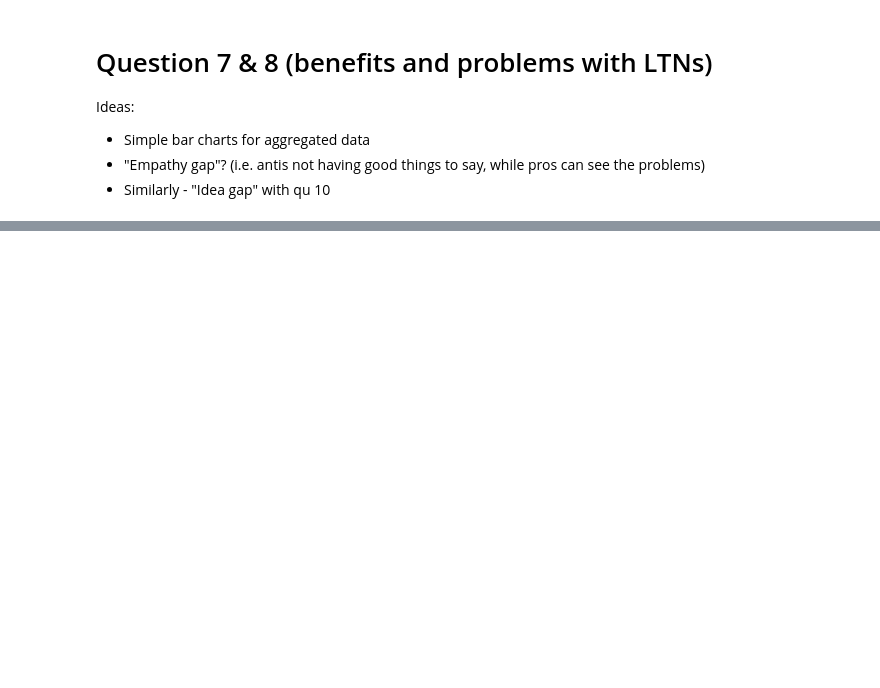
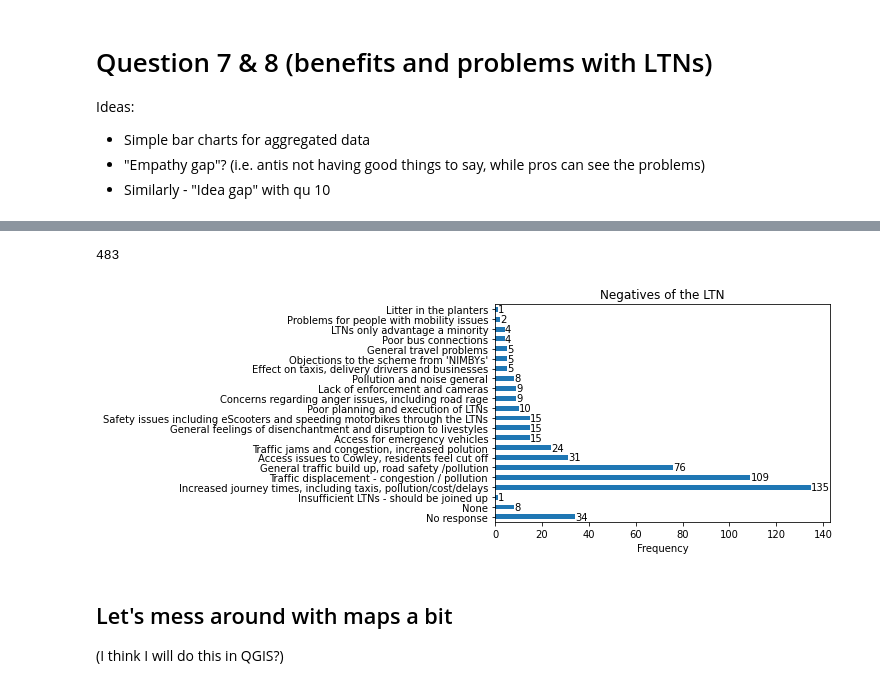
Before and after one commit to annarailton/littlemore_ltn_analysis, a Jupyter notebook: lpc_ltn_analysis.ipynb, the cells around one changed output, grey strips where cells are left out. Cells and saved outputs as stored; diff of their text form; code cells hidden in the pictures; blank space fills up the shorter version.

```diff
--- a/lpc_ltn_analysis.ipynb
+++ b/lpc_ltn_analysis.ipynb
@@ -1474,0 +1399,4 @@ Ideas:
+# %%
+qu8_responses = pd.read_csv('data/qu8_responses.csv', header=None)
+qu8_responses.rename(columns = {0: "Negative", 1: "Frequency"}, inplace=True)
+qu8_responses
@@ -1474,0 +1421,24 @@ Ideas:
+# %%
+# Those giving a positive answer to this question
+num_no_negatives = qu8_responses[qu8_responses['Negative'] == "None"]['Frequency'].values[0]
+num_no_response = qu8_responses[qu8_responses['Negative'] == "No response"]['Frequency'].values[0]
+sum(qu8_responses['Frequency']) - num_no_negatives - num_no_response
+# %% [output]
+483
+# %%
+qu8_responses.set_index('Negative', inplace=True)  # To get the y labels in the plot
+# %%
+ax = qu8_responses.plot.barh()
+ax.bar_label(ax.containers[0])
+ax.get_legend().remove()
+ax.set_title("Negatives of the LTN")
+ax.set_xlim([0, 143]) # to fit largest count label on
+ax.set_xlabel("Frequency")
+ax.set_ylabel("")
+plt.savefig("img/14_ltn_negatives.png", bbox_inches="tight")
+# %% [output]
+[figure, added]
+# %% [markdown]
+## Let's mess around with maps a bit
+
+(I think I will do this in QGIS?)
```
Also changed, not shown: parts of 32 cells of this notebook.
